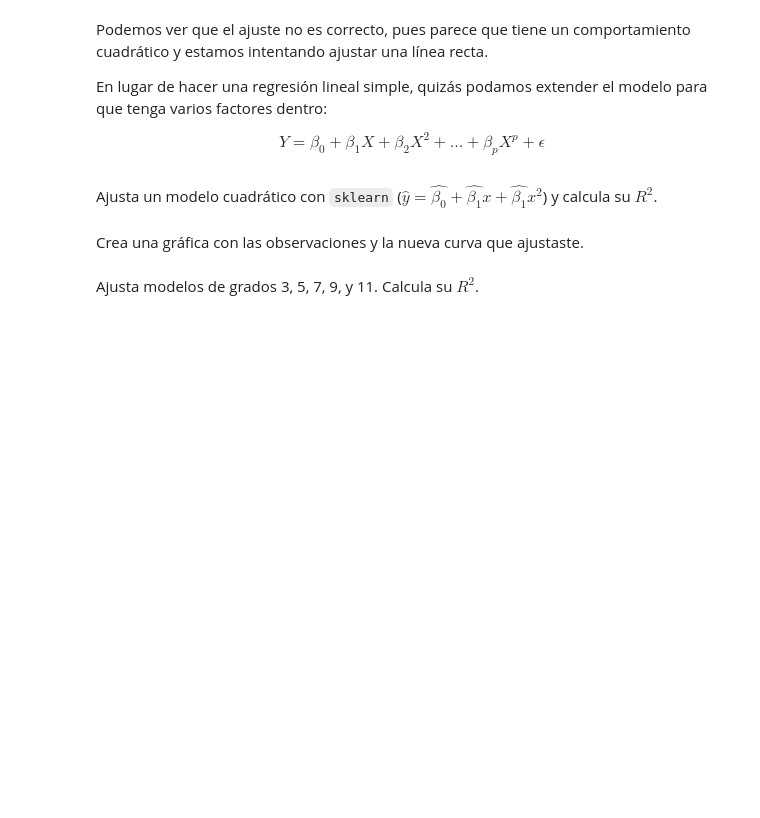
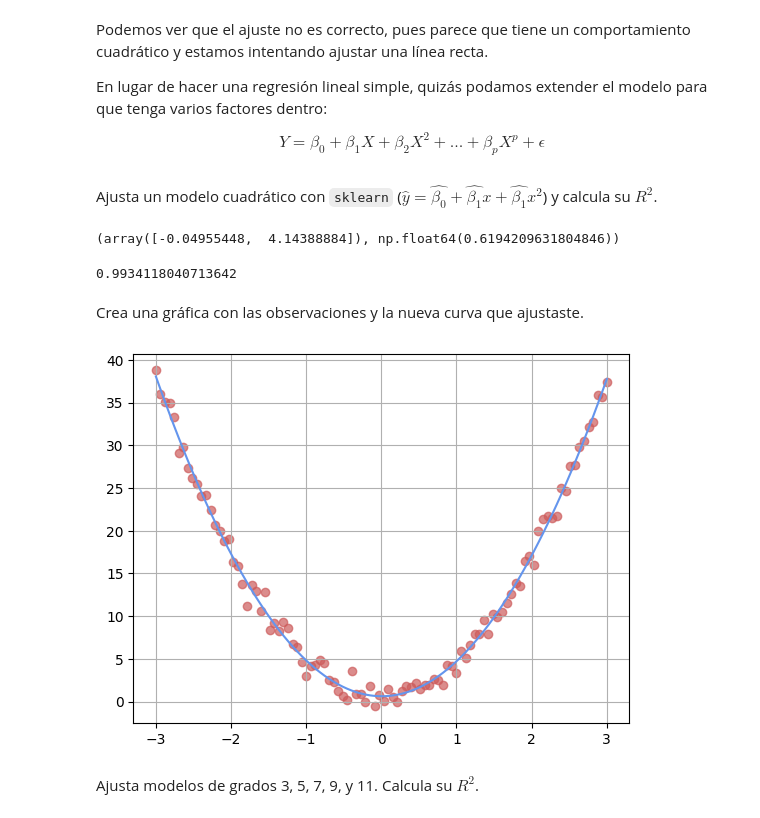
Before and after one commit to AnaSofiaHinojosa/LabAprEst, a Jupyter notebook: Lab - R2.ipynb, the cells around one changed output. Cells and saved outputs as stored; diff of their text form; code cells hidden in the pictures; blank space fills up the shorter version.

```diff
--- a/Lab - R2.ipynb
+++ b/Lab - R2.ipynb
@@ -31,7 +52,24 @@ En lugar de hacer una regresión lineal simple, quizás podamos extender el mode
 $$ Y = \beta_0 + \beta_1 X + \beta_2 X^2 + ... + \beta_p X^p + \epsilon$$
 # %% [markdown]
 Ajusta un modelo cuadrático con `sklearn` ($\hat{y} = \hat{\beta_0} + \hat{\beta_1}x + \hat{\beta_1}x^2 $) y calcula su $R^2$.
+# %%
+x_2 = np.vstack((x, x**2)).T
+lr2 = LinearRegression()
+lr2.fit(x_2.reshape(-1, 2), y);
+lr2.coef_, lr2.intercept_
+# %% [output]
+(array([-0.04955448,  4.14388884]), np.float64(0.6194209631804846))
+# %%
+r2_score(y, lr2.predict(x_2))
+# %% [output]
+0.9934118040713642
 # %% [markdown]
 Crea una gráfica con las observaciones y la nueva curva que ajustaste.
+# %%
+plt.scatter(x, y, color="indianred", alpha=0.7)
+plt.plot(x, lr2.predict(x_2), color="cornflowerblue")
+plt.grid()
+# %% [output]
+[figure, added]
 # %% [markdown]
 Ajusta modelos de grados 3, 5, 7, 9, y 11. Calcula su $R^2$.
```
Also changed, not shown: parts of 12 cells of this notebook, 1 other file.
